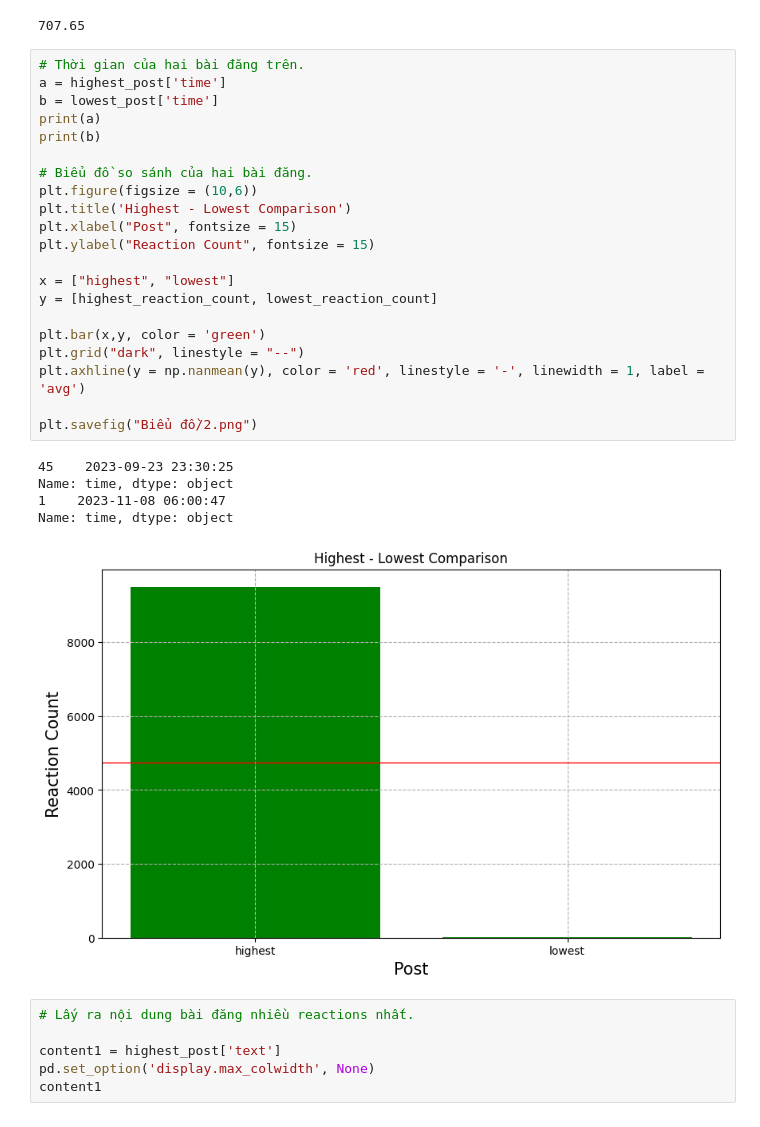
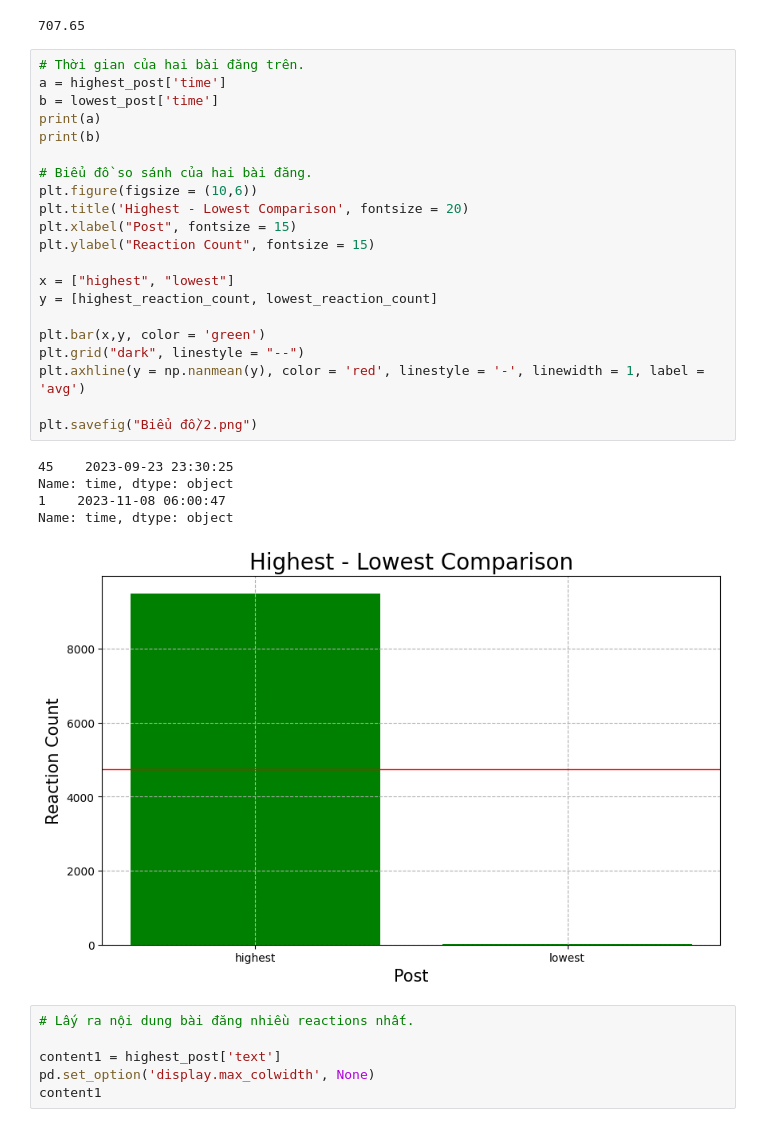
Before and after one commit to MinHius/Final_Python, a Jupyter notebook: 3. Phân tích tương tác.ipynb, the cells around one changed output. Cells and saved outputs as stored; diff of their text form.

```diff
--- a/3. Phân tích tương tác.ipynb
+++ b/3. Phân tích tương tác.ipynb
@@ -119,30 +119,30 @@ average_reaction_count
 # %%
 # Thời gian của hai bài đăng trên.
 a = highest_post['time']
 b = lowest_post['time']
 print(a)
 print(b)
 
 # Biểu đồ so sánh của hai bài đăng.
 plt.figure(figsize = (10,6))
-plt.title('Highest - Lowest Comparison')
+plt.title('Highest - Lowest Comparison', fontsize = 20)
 plt.xlabel("Post", fontsize = 15)
 plt.ylabel("Reaction Count", fontsize = 15)
 
 x = ["highest", "lowest"]
 y = [highest_reaction_count, lowest_reaction_count]
 
 plt.bar(x,y, color = 'green')
 plt.grid("dark", linestyle = "--")
 plt.axhline(y = np.nanmean(y), color = 'red', linestyle = '-', linewidth = 1, label = 'avg')
 
 plt.savefig("Biểu đồ/2.png")
 # %% [output]
 45    2023-09-23 23:30:25
 Name: time, dtype: object
 1    2023-11-08 06:00:47
 Name: time, dtype: object
-[figure, old version]
+[figure, new version]
 # %%
 # Lấy ra nội dung bài đăng nhiều reactions nhất.
 
```
Also changed, not shown: parts of 5 cells of this notebook.
